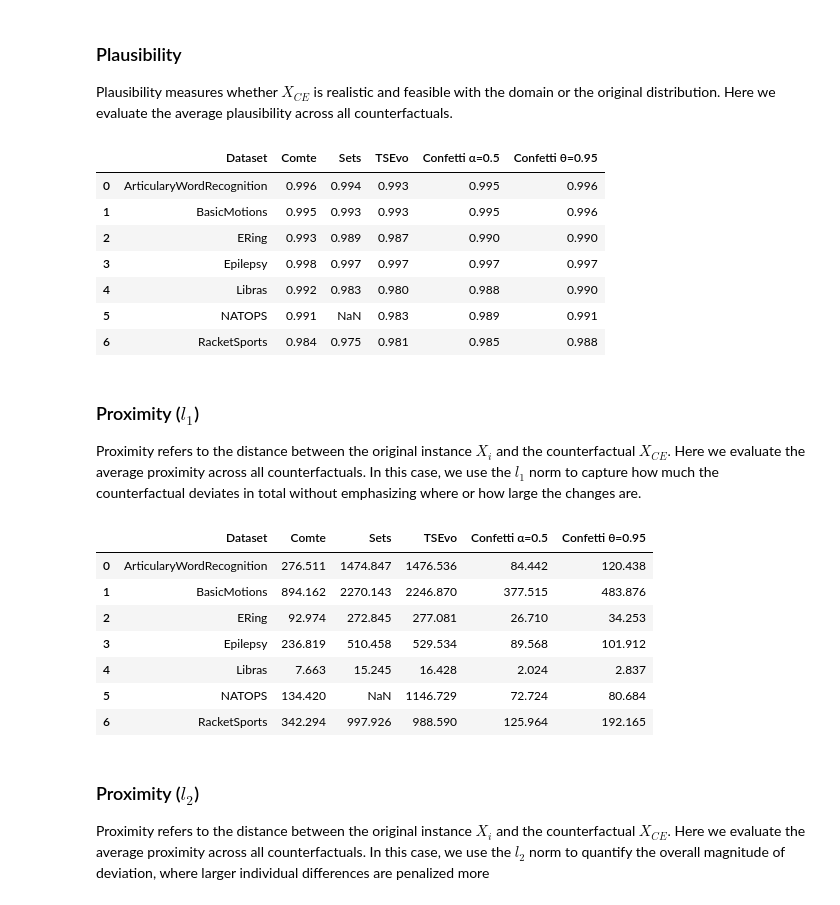
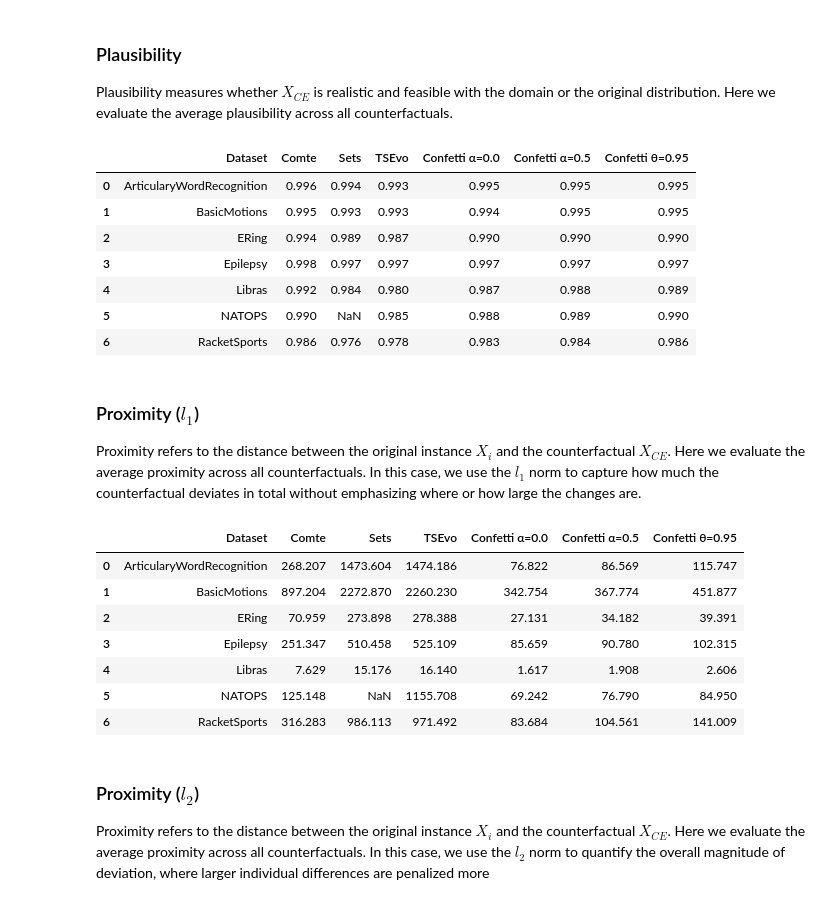
Before and after one commit to serval-uni-lu/confetti, a Jupyter notebook: figures_tables/tables.ipynb, the cells around one changed output. Cells and saved outputs as stored; diff of their text form; code cells hidden in the pictures.

```diff
--- a/figures_tables/tables.ipynb
+++ b/figures_tables/tables.ipynb
@@ -4,5 +4,35 @@
 import pandas as pd
 
 
-results = pd.read_csv('../benchmark/evaluations/all_evaluation_results.csv')
-#results.sort_values(by=['Explainer', 'Model', 'Dataset'], ascending=[True, True,True])
+results_raw = pd.read_csv('../benchmark/evaluations/all_evaluation_results.csv')
+# Obtain results separated by model
+fcn_raw = results_raw[results_raw['Model'] == 'fcn'].copy()
+resnet_raw = results_raw[results_raw['Model'] == 'resnet'].copy()
+
+
+# Define the exact Confetti Optimized method names to extract
+confetti_method_map = {
+    'Confetti Optimized (alpha=0.5)': 'Confetti α=0.5',
+    'Confetti Optimized (theta=0.95)': 'Confetti θ=0.95',
+    'Confetti Optimized (alpha=0.0)': 'Confetti α=0.0'
+}
+
+# Filter and rename Confetti Optimized methods
+confetti_all = results_raw[results_raw['Explainer'].isin(confetti_method_map.keys())].copy()
+confetti_fcn = (fcn_raw[fcn_raw['Explainer'].isin(confetti_method_map.keys())].copy())
+confetti_resnet = (resnet_raw[resnet_raw['Explainer'].isin(confetti_method_map.keys())].copy())
+
+confetti_all['Explainer'] = confetti_all['Explainer'].map(confetti_method_map)
+confetti_fcn['Explainer'] = confetti_fcn['Explainer'].map(confetti_method_map)
+confetti_resnet['Explainer'] = confetti_resnet['Explainer'].map(confetti_method_map)
+
+
+# Get all other methods excluding any 'Confetti'
+non_confetti_all = results_raw[~results_raw['Explainer'].str.contains('Confetti', case=False, na=False)].copy()
+non_confetti_fcn = fcn_raw[~fcn_raw['Explainer'].str.contains('Confetti', case=False, na=False)]
+non_confetti_resnet = resnet_raw[~resnet_raw['Explainer'].str.contains('Confetti', case=False, na=False)]
+
+# Combine both parts
+all_final = pd.concat([non_confetti_all, confetti_all], ignore_index=True)
+fcn_final = pd.concat([non_confetti_fcn, confetti_fcn], ignore_index=True)
+resnet_final = pd.concat([non_confetti_resnet, confetti_resnet], ignore_index=True)
@@ -163,43 +173,43 @@ confidence_table
 Plausibility measures whether $X_{CE}$ is realistic and feasible with the domain or the original distribution. Here we evaluate the average plausibility across all counterfactuals.
 # %%
 # Keep only relevant columns
-plausibility_df = final_df[['Dataset', 'Explainer', 'yNN']]
+plausibility_df = all_final[['Dataset', 'Explainer', 'yNN']]
 
 # Pivot to wide format without removing duplicates
-pivot_table_plausibility = plausibility_df.pivot_table(index='Dataset', columns='Explainer', values='yNN', aggfunc='first').reset_index()
+pivot_table_plausibility = plausibility_df.pivot_table(index='Dataset', columns='Explainer', values='yNN', aggfunc='mean').reset_index()
 
 # Reorder columns: Dataset + non-Confetti + Confetti α=...
 columns = pivot_table_plausibility.columns.tolist()
 
 confetti_cols = [col for col in columns if isinstance(col, str) and (col.startswith("Confetti α") or col.startswith("Confetti θ"))]
 non_confetti_cols = [col for col in columns if col != 'Dataset' and col not in confetti_cols]
 ordered_cols = ['Dataset'] + sorted(non_confetti_cols) + sorted(confetti_cols)
 
 pivot_table_plausibility = pivot_table_plausibility[ordered_cols]
 pivot_table_plausibility.columns.name = None
 
 # Format floats to 3 decimal places
 plausibility_table = pivot_table_plausibility.round(3)
 plausibility_table
 # %% [output]
-|  | Dataset | Comte | Sets | TSEvo | Confetti α=0.5 | Confetti θ=0.95 |
-| 0 | ArticularyWordRecognition | 0.996 | 0.994 | 0.993 | 0.995 | 0.996 |
-| 1 | BasicMotions | 0.995 | 0.993 | 0.993 | 0.995 | 0.996 |
-| 2 | ERing | 0.993 | 0.989 | 0.987 | 0.990 | 0.990 |
-| 3 | Epilepsy | 0.998 | 0.997 | 0.997 | 0.997 | 0.997 |
-| 4 | Libras | 0.992 | 0.983 | 0.980 | 0.988 | 0.990 |
-| 5 | NATOPS | 0.991 | NaN | 0.983 | 0.989 | 0.991 |
-| 6 | RacketSports | 0.984 | 0.975 | 0.981 | 0.985 | 0.988 |
+|  | Dataset | Comte | Sets | TSEvo | Confetti α=0.0 | Confetti α=0.5 | Confetti θ=0.95 |
+| 0 | ArticularyWordRecognition | 0.996 | 0.994 | 0.993 | 0.995 | 0.995 | 0.995 |
+| 1 | BasicMotions | 0.995 | 0.993 | 0.993 | 0.994 | 0.995 | 0.995 |
+| 2 | ERing | 0.994 | 0.989 | 0.987 | 0.990 | 0.990 | 0.990 |
+| 3 | Epilepsy | 0.998 | 0.997 | 0.997 | 0.997 | 0.997 | 0.997 |
+| 4 | Libras | 0.992 | 0.984 | 0.980 | 0.987 | 0.988 | 0.989 |
+| 5 | NATOPS | 0.990 | NaN | 0.985 | 0.988 | 0.989 | 0.990 |
+| 6 | RacketSports | 0.986 | 0.976 | 0.978 | 0.983 | 0.984 | 0.986 |
 # %% [markdown]
 ### Proximity ($l_{1}$)
 Proximity refers to the distance between the original instance $X_{i}$ and the counterfactual $X_{CE}$. Here we evaluate the average proximity across all counterfactuals.
 In this case, we use the $l_{1}$ norm to capture how much the counterfactual deviates in total without emphasizing where or how large the changes are.
 # %%
 # Keep only relevant columns
-proximity_l1_df = final_df[['Dataset', 'Explainer', 'Proximity L1']]
+proximity_l1_df = all_final[['Dataset', 'Explainer', 'Proximity L1']]
 
 # Pivot to wide format without removing duplicates
-pivot_table_proximity_l1 = proximity_l1_df.pivot_table(index='Dataset', columns='Explainer', values='Proximity L1', aggfunc='first').reset_index()
+pivot_table_proximity_l1 = proximity_l1_df.pivot_table(index='Dataset', columns='Explainer', values='Proximity L1', aggfunc='mean').reset_index()
 
 # Reorder columns: Dataset + non-Confetti + Confetti α=...
 columns = pivot_table_proximity_l1.columns.tolist()
@@ -215,14 +225,14 @@ pivot_table_proximity_l1.columns.name = None
 proximity_l1_table = pivot_table_proximity_l1.round(3)
 proximity_l1_table
 # %% [output]
-|  | Dataset | Comte | Sets | TSEvo | Confetti α=0.5 | Confetti θ=0.95 |
-| 0 | ArticularyWordRecognition | 276.511 | 1474.847 | 1476.536 | 84.442 | 120.438 |
-| 1 | BasicMotions | 894.162 | 2270.143 | 2246.870 | 377.515 | 483.876 |
-| 2 | ERing | 92.974 | 272.845 | 277.081 | 26.710 | 34.253 |
-| 3 | Epilepsy | 236.819 | 510.458 | 529.534 | 89.568 | 101.912 |
-| 4 | Libras | 7.663 | 15.245 | 16.428 | 2.024 | 2.837 |
-| 5 | NATOPS | 134.420 | NaN | 1146.729 | 72.724 | 80.684 |
-| 6 | RacketSports | 342.294 | 997.926 | 988.590 | 125.964 | 192.165 |
+|  | Dataset | Comte | Sets | TSEvo | Confetti α=0.0 | Confetti α=0.5 | Confetti θ=0.95 |
+| 0 | ArticularyWordRecognition | 268.207 | 1473.604 | 1474.186 | 76.822 | 86.569 | 115.747 |
+| 1 | BasicMotions | 897.204 | 2272.870 | 2260.230 | 342.754 | 367.774 | 451.877 |
+| 2 | ERing | 70.959 | 273.898 | 278.388 | 27.131 | 34.182 | 39.391 |
+| 3 | Epilepsy | 251.347 | 510.458 | 525.109 | 85.659 | 90.780 | 102.315 |
+| 4 | Libras | 7.629 | 15.176 | 16.140 | 1.617 | 1.908 | 2.606 |
+| 5 | NATOPS | 125.148 | NaN | 1155.708 | 69.242 | 76.790 | 84.950 |
+| 6 | RacketSports | 316.283 | 986.113 | 971.492 | 83.684 | 104.561 | 141.009 |
 # %% [markdown]
 ### Proximity ($l_{2}$)
 Proximity refers to the distance between the original instance $X_{i}$ and the counterfactual $X_{CE}$. Here we evaluate the average proximity across all counterfactuals.
```
Also changed, not shown: parts of 14 cells of this notebook, 8 other files.
